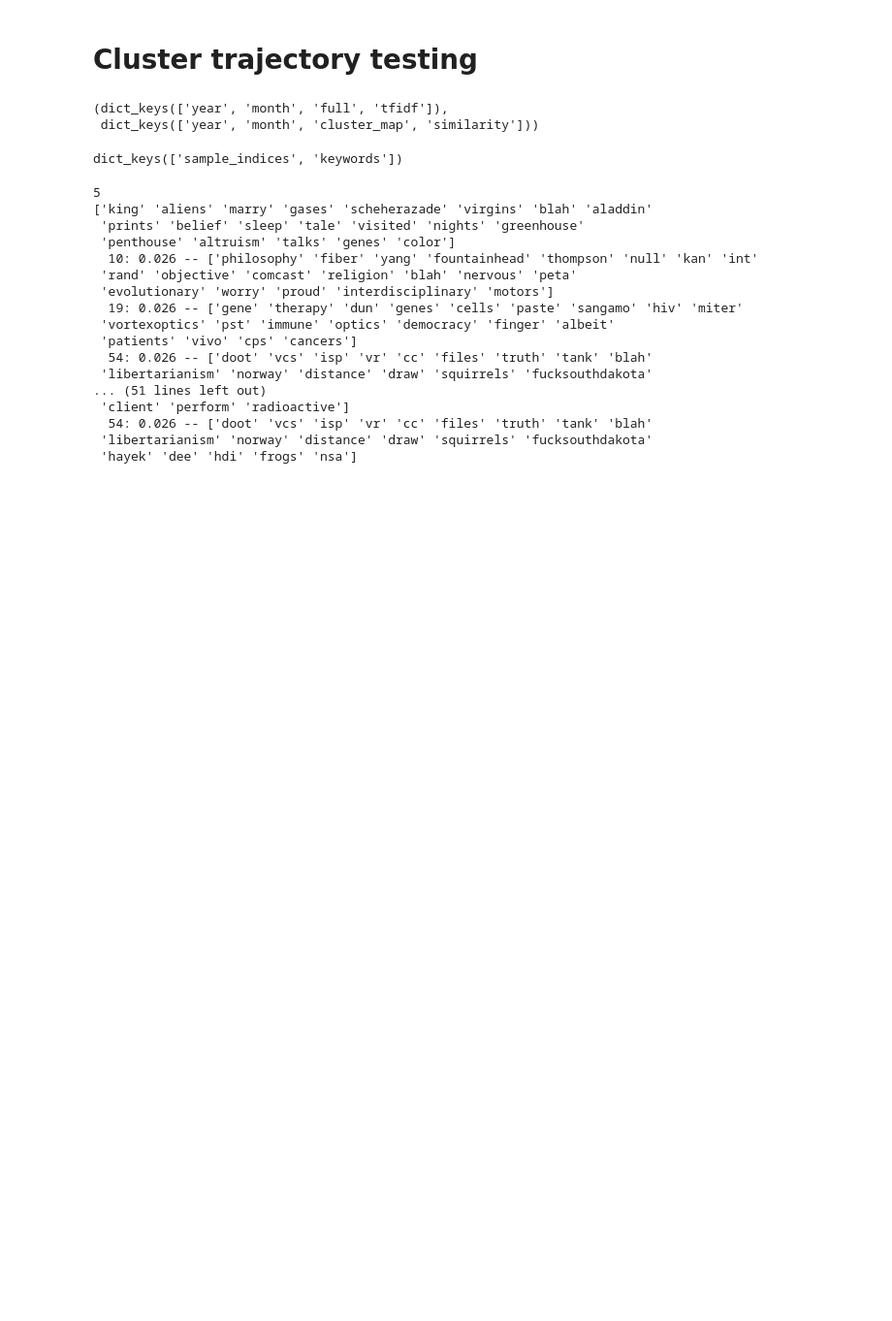
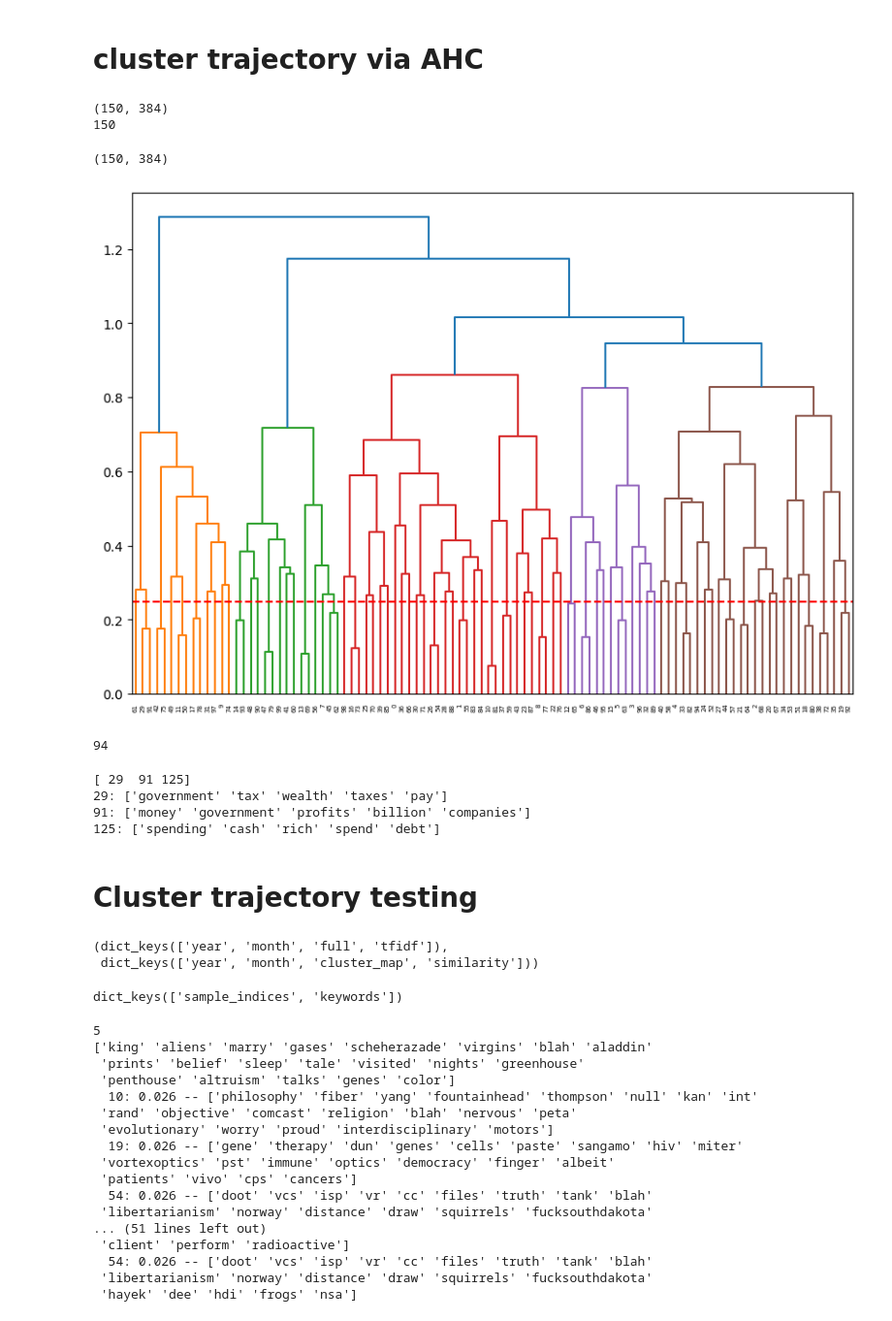
Before and after one commit to stmorse/dtm, a Jupyter notebook: notebooks/sandbox.ipynb, the cells around one changed output. Shown at 97% size. Saved outputs shown, nothing was run; the diff lists cells and outputs as text; code cells hidden in the pictures; blank space fills up the shorter version.

Commit message:
combined tfidf with cluster

```diff
--- a/notebooks/sandbox.ipynb
+++ b/notebooks/sandbox.ipynb
@@ -0,0 +1,2 @@
+# %% [markdown]
+# cluster trajectory via AHC
@@ -1,3 +10,67 @@
+# %%
+base_path = '/sciclone/geograd/stmorse/reddit/mbkm_50'
+months = ['03', '04', '05']
+
+# open cluster centers
+ccs = {}
+for i in range(3):
+    with open(f'{base_path}/models/model_cc_2011-{months[i]}.npz', 'rb') as f:
+        ccs[i] = np.load(f)['cc']
+C = np.vstack([ccs[i] for i in range(len(ccs))])
+print(C.shape)
+
+# open tfidf
+tfidfs = {}
+T = []
+for i in range(3):
+    with open(f'{base_path}/tfidf/tfidf_2011-{months[i]}.pkl', 'rb') as f:
+        tfidfs[i] = pickle.load(f)
+    # TODO: hacky, maybe 'tfidf' shouldn't be a dict
+    for j in range(len(tfidfs[i]['tfidf'].keys())):
+        T.append(tfidfs[i]['tfidf'][j]['keywords'])
+print(len(T))
+# %% [output]
+(150, 384)
+150
+# %%
+# cluster centroids
+C = np.vstack([ccs[i] for i in range(len(ccs))])
+print(C.shape)
+
+# Perform hierarchical/agglomerative clustering
+Z = linkage(C[:100], 'ward')
+
+# Plot the dendrogram
+plt.figure(figsize=(10, 7))
+dendrogram(Z)
+plt.axhline(y=0.25, color='r', linestyle='--')
+
+plt.show()
+# %% [output]
+(150, 384)
+[figure, added]
+# %%
+ahc = AgglomerativeClustering(
+    n_clusters=None,
+    distance_threshold=0.25,
+    linkage='ward'
+)
+
+ahc.fit(C)
+ahc.n_clusters_
+# %% [output]
+94
+# %%
+k = 2
+idx = np.where(ahc.labels_ == k)[0]
+print(idx)
+for x in idx:
+    print(f'{x}: {T[x][:5]}')
+# %% [output]
+[ 29  91 125]
+29: ['government' 'tax' 'wealth' 'taxes' 'pay']
+91: ['money' 'government' 'profits' 'billion' 'companies']
+125: ['spending' 'cash' 'rich' 'spend' 'debt']
 # %% [markdown]
 # Cluster trajectory testing
 # %%
```
Also changed, not shown: parts of 3 cells of this notebook, 3 other files.
